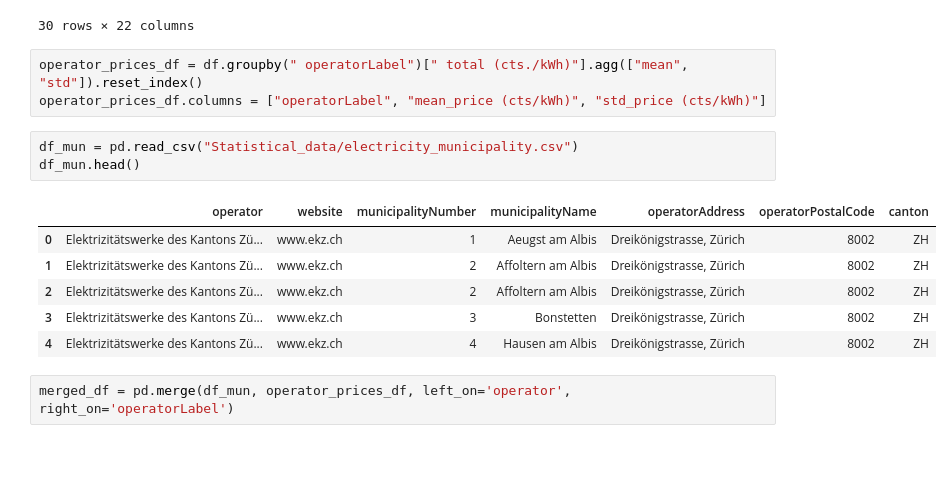
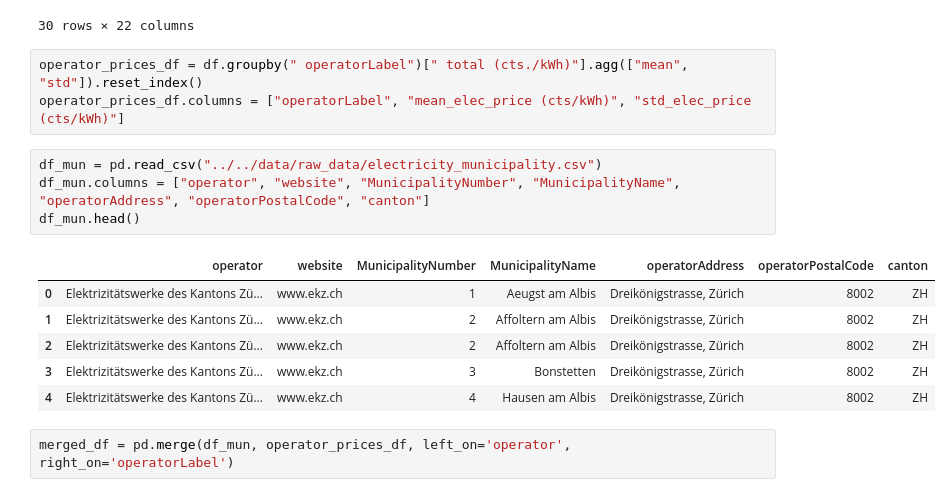
Before and after one commit to matheogodenzi/EnergyTransitionPotential, a Jupyter notebook: source/data_inspection/electricity_prices.ipynb, the cells around one changed output. Cells and saved outputs as stored; diff of their text form; blank space fills up the shorter version.

```diff
--- a/source/data_inspection/electricity_prices.ipynb
+++ b/source/data_inspection/electricity_prices.ipynb
@@ -58,12 +58,13 @@ df[df[" operatorLabel"]=="Elektrizitätswerke des Kantons Zürich (EKZ)"]
 30 rows × 22 columns
 # %%
 operator_prices_df = df.groupby(" operatorLabel")[" total (cts./kWh)"].agg(["mean", "std"]).reset_index()
-operator_prices_df.columns = ["operatorLabel", "mean_price (cts/kWh)", "std_price (cts/kWh)"]
+operator_prices_df.columns = ["operatorLabel", "mean_elec_price (cts/kWh)", "std_elec_price (cts/kWh)"]
 # %%
-df_mun = pd.read_csv("Statistical_data/electricity_municipality.csv")
+df_mun = pd.read_csv("../../data/raw_data/electricity_municipality.csv")
+df_mun.columns = ["operator", "website", "MunicipalityNumber", "MunicipalityName", "operatorAddress", "operatorPostalCode", "canton"]
 df_mun.head()
 # %% [output]
-|  | operator | website | municipalityNumber | municipalityName | operatorAddress | operatorPostalCode | canton |
+|  | operator | website | MunicipalityNumber | MunicipalityName | operatorAddress | operatorPostalCode | canton |
 | 0 | Elektrizitätswerke des Kantons Zü... | www.ekz.ch | 1 | Aeugst am Albis | Dreikönigstrasse, Zürich | 8002 | ZH |
 | 1 | Elektrizitätswerke des Kantons Zü... | www.ekz.ch | 2 | Affoltern am Albis | Dreikönigstrasse, Zürich | 8002 | ZH |
 | 2 | Elektrizitätswerke des Kantons Zü... | www.ekz.ch | 2 | Affoltern am Albis | Dreikönigstrasse, Zürich | 8002 | ZH |
```
Also changed, not shown: parts of 7 cells of this notebook, 8 other files.
